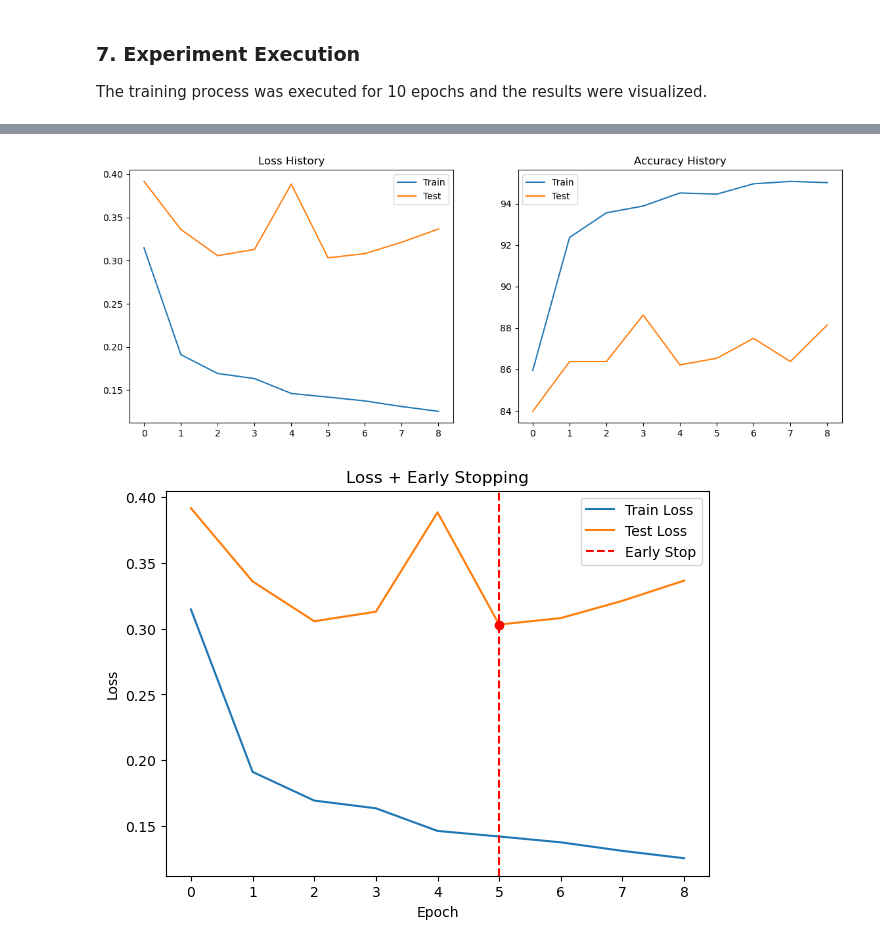
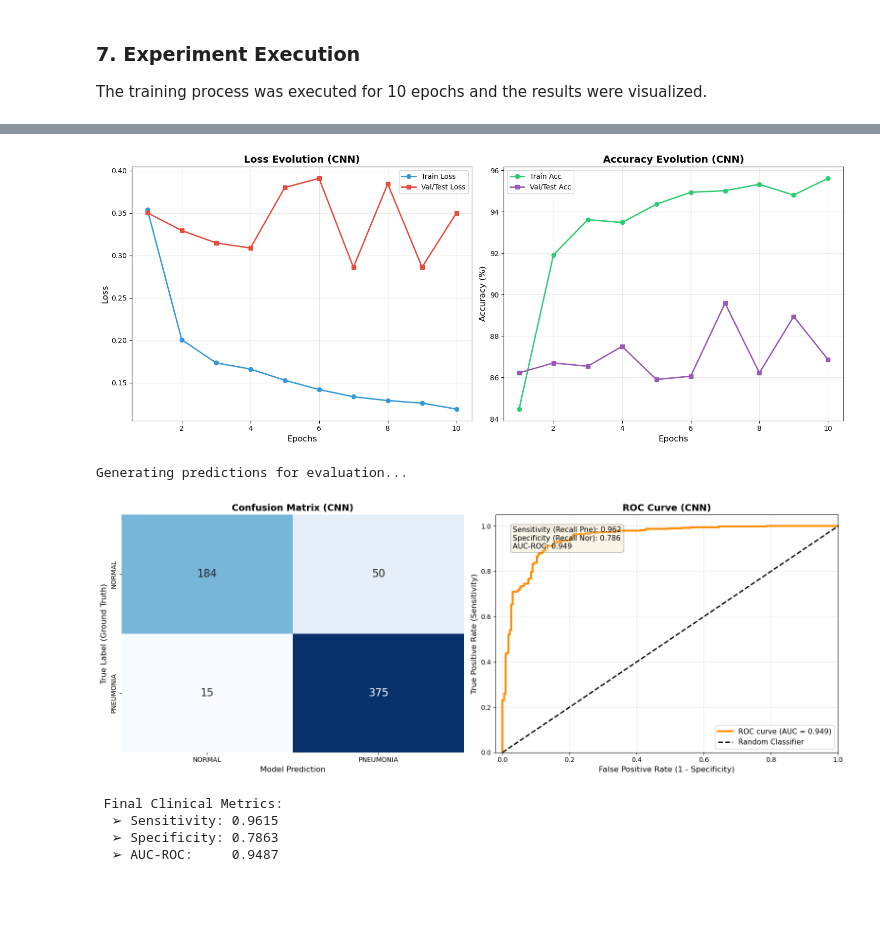
Before and after one commit to Embarriosg/ChestXRay_Pneumonia_Detection, a Jupyter notebook: notebooks/02_baseline_cnn.ipynb, the cells around one changed output, grey strips where cells are left out. Saved outputs shown, nothing was run; the diff lists cells and outputs as text; code cells hidden in the pictures; blank space fills up the shorter version.

Commit message:
Add CNN notebook and results

```diff
--- a/notebooks/02_baseline_cnn.ipynb
+++ b/notebooks/02_baseline_cnn.ipynb
@@ -151,9 +152,10 @@ Training on: Apple Silicon GPU (MPS)
 A function was created to manage the training process, error calculation, and weight optimization.
 # %%
 def train_model(model, train_loader, test_loader, criterion, optimizer, epochs=10, patience=3):
-    history = {'train_loss': [], 'test_loss': [], 'train_acc': [], 'test_acc': []}
+    history = {"train_loss": [], "test_loss": [], "train_acc": [], "test_acc": []}
 
     best_loss = float("inf")
+    epochs_no_improve = 0
 
     # Training loop
     for epoch in range(epochs):
@@ -198,16 +200,15 @@ def train_model(model, train_loader, test_loader, criterion, optimizer, epochs=1
 
 
         # Metrics were stored in history
-        history['train_loss'].append(epoch_loss)
-        history['test_loss'].append(test_loss)
-        history['train_acc'].append(epoch_acc)
-        history['test_acc'].append(test_acc)
+        history["train_loss"].append(epoch_loss)
+        history["test_loss"].append(test_loss)
+        history["train_acc"].append(epoch_acc)
+        history["test_acc"].append(test_acc)
 
-        print(f"Epoch [{epoch+1}/{epochs}] - "
-      f"Train Loss: {epoch_loss:.4f}, Train Acc: {epoch_acc:.2f}% - "
-      f"Test Loss: {test_loss:.4f}, Test Acc: {test_acc:.2f}%",
-        flush=True
-        )
+       # print training and validation metrics
+        print(f"\nEpoch [{epoch+1}/{epochs}]")
+        print(f"Train Loss: {epoch_loss:.4f} | Acc: {epoch_acc:.2f}%")
+        print(f"Test  Loss: {test_loss:.4f} | Acc: {test_acc:.2f}%")
 
         # Save the best model based on test loss with early stopping
         if test_loss < best_loss:
@@ -275,9 +387,9 @@ def plot_loss_with_early_stop(history):
 
 The training process was executed for 10 epochs and the results were visualized.
 # %%
-# Define number of epochs
-NUM_EPOCHS = 10
-PATIENCE = 3
+print("\n" + "="*50)
+print("CNN Training")
+print("="*50)
 
 # Train the model
 history = train_model(
@@ -286,11 +398,19 @@ history = train_model(
     test_loader,
     criterion,
     optimizer,
-    epochs=NUM_EPOCHS,
-    patience=PATIENCE
+    epochs=10,
+    patience=3
 )
 
 # Plot the training results
-plot_results(history)
-plot_loss_with_early_stop(history)
+plot_training_curves(history)
+
+# 3. Generate predictions and evaluate
+if os.path.exists("best_model.pth"):
+    model.load_state_dict(torch.load("best_model.pth", weights_only=True))
+
+test_labels, test_preds, test_probs = evaluate_model(model, test_loader, device)
+
+# 4. Plot matrix and ROC
+plot_confusion_matrix_and_roc(test_labels, test_preds, test_probs)
 # %% [output]
@@ -314,4 +432,9 @@ Epoch [9/10] - Train Loss: 0.1254, Train Acc: 95.02% - Test Loss: 0.3367, Test A
 No improvement (3/3)
 Early stopping triggered
-[figure, old version]
+[figure, new version]
+Generating predictions for evaluation...
-[figure, old version]
+[figure, new version]
+ Final Clinical Metrics:
+  ➢ Sensitivity: 0.9615
+  ➢ Specificity: 0.7863
+  ➢ AUC-ROC:     0.9487
```
Also changed, not shown: parts of 9 cells of this notebook, 2 other files.
